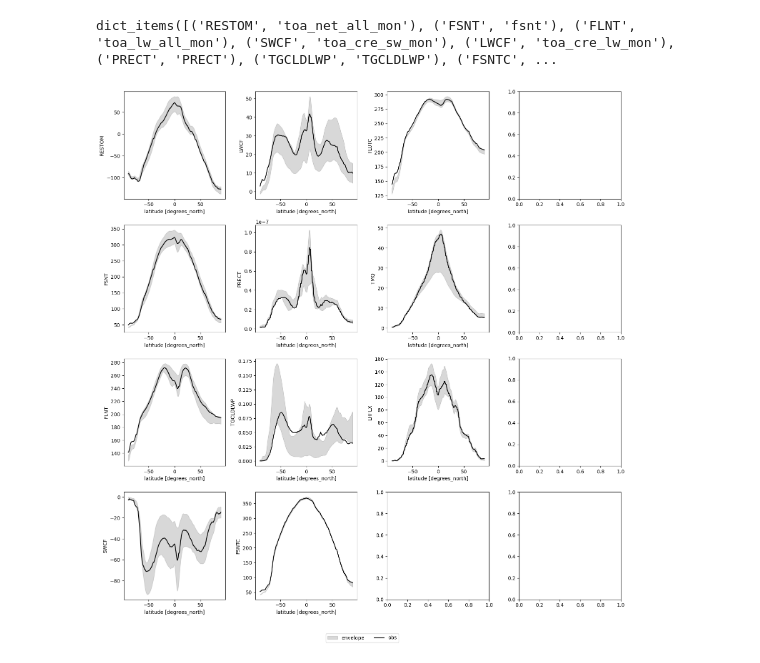
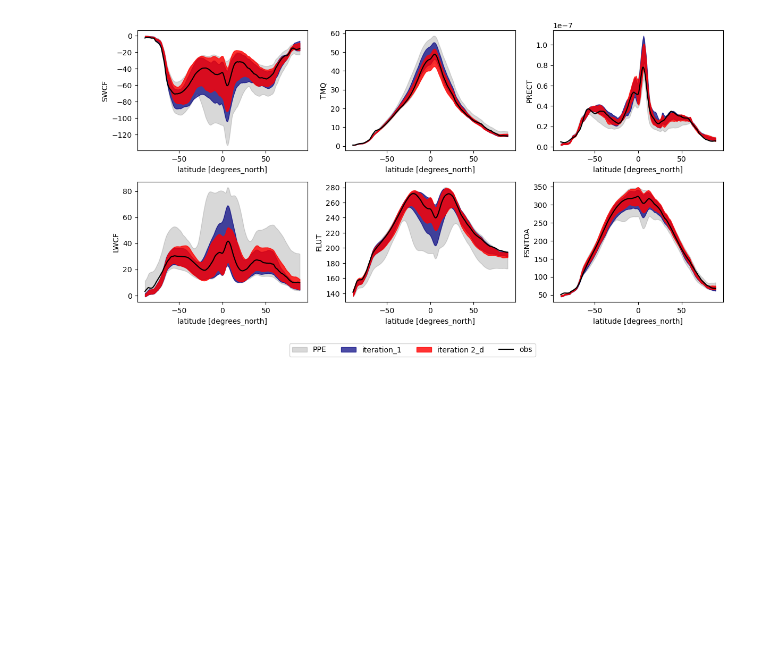
Before and after one commit to yiqioyang/proj2dhullsampler, a Jupyter notebook: postpre/zonal_plotting.ipynb, the cells around one changed output. Saved outputs shown, nothing was run; the diff lists cells and outputs as text; code cells hidden in the pictures; blank space fills up the shorter version.

```diff
--- a/postpre/zonal_plotting.ipynb
+++ b/postpre/zonal_plotting.ipynb
@@ -14,3 +16,6 @@ import re
 # %%
 
-obs_ds = xr.open_dataset("/glade/work/qingyuany/cam7_re/obs.nc")
+#obs_ds = xr.open_dataset("/glade/work/qingyuany/cam7_re/obs.nc")
+
+obs_ds = xr.open_dataset("~/satellite_obs/obs_interp_cam6.nc")
+obs_ds["pr"] = obs_ds["pr"]/(1000 * 86400)
@@ -32,40 +44,73 @@ obs_dict = {'RESTOM': 'toa_net_all_mon',
 # %%
 cli_nms = list(obs_dict.keys())
 # %%
-ppev1 = xr.open_dataset('/glade/work/qingyuany/cam7_re/v0/ppe_out.nc')
-para = pd.read_csv('/glade/work/qingyuany/cam7_re/v0/para_consist.csv')
+ppev0 = xr.open_dataset("/glade/work/qingyuany/camml_re/v0/initial_ppe.nc")
+#ppev0['RESTOM'] = ppev0["FSNT"] - ppev0["FLNT"]
+ppev1 = xr.open_dataset('/glade/work/qingyuany/camml_re/v1/post_simulations/batch_v1.nc')
+ppev1_b = xr.open_dataset('/glade/work/qingyuany/camml_re/v1_b/post_simulations/batch_v1_b.nc')
+ppev2 = xr.open_dataset('/glade/work/qingyuany/camml_re/v2/post_simulations/batch_v2.nc')
+ppev2_v1b = xr.open_dataset('/glade/work/qingyuany/camml_re/v2_v1_b/post_simulations/batch_v2_v1_b.nc')
+
+ppev2_b = xr.open_dataset('/glade/work/qingyuany/camml_re/v2_b/post_simulations/batch_v2_b.nc')
+ppev2_c = xr.open_dataset('/glade/work/qingyuany/camml_re/v2_c/post_simulations/batch_v2_c.nc')
+ppev2_d = xr.open_dataset('/glade/work/qingyuany/camml_re/v2_d/post_simulations/batch_v2_d.nc')
-# %%
-obs_dict.items()
-# %% [output]
-dict_items([('RESTOM', 'toa_net_all_mon'), ('FSNT', 'fsnt'), ('FLNT', 'toa_lw_all_mon'), ('SWCF', 'toa_cre_sw_mon'), ('LWCF', 'toa_cre_lw_mon'), ('PRECT', 'PRECT'), ('TGCLDLWP', 'TGCLDLWP'), ('FSNTC', ...
 # %%
-fig, axes = plt.subplots(4, 4, figsize = (15, 15))
+fig, axes = plt.subplots(2, 3, figsize = (12, 6))
 
 
 for i, (cli_nm, obs_nm) in enumerate(obs_dict.items()):
 
+    sim_temp_v0 = ppev0[cli_nm]
+    sim_temp_v0 = sim_temp_v0.where(~obs_ds[obs_nm].isnull(), drop = True)
+
     sim_temp_v1 = ppev1[cli_nm]
+    sim_temp_v1 = sim_temp_v1.where(~obs_ds[obs_nm].isnull(), drop = True)
+
+    sim_temp_v1_b = ppev1_b[cli_nm]
+    sim_temp_v1_b = sim_temp_v1_b.where(~obs_ds[obs_nm].isnull(), drop = True)
+
+    sim_temp_v2 = ppev2[cli_nm]
+    sim_temp_v2 = sim_temp_v2.where(~obs_ds[obs_nm].isnull(), drop = True)
+
+    sim_temp_v2_v1b = ppev2_v1b[cli_nm]
+    sim_temp_v2_v1b = sim_temp_v2_v1b.where(~obs_ds[obs_nm].isnull(), drop = True)
 
 
-    sim_temp_v1 = sim_temp_v1.where(~obs_ds[obs_nm].isnull(), drop = True)
+    sim_temp_v2_b = ppev2_b[cli_nm]
+    sim_temp_v2_b = sim_temp_v2_b.where(~obs_ds[obs_nm].isnull(), drop = True)
 
-    ax = axes[i%4, math.floor(i/4)]
+    sim_temp_v2_c = ppev2_c[cli_nm]
+    sim_temp_v2_c = sim_temp_v2_c.where(~obs_ds[obs_nm].isnull(), drop = True)
 
+    sim_temp_v2_d = ppev2_d[cli_nm]
+    sim_temp_v2_d = sim_temp_v2_d.where(~obs_ds[obs_nm].isnull(), drop = True)
 
+    ax = axes[i%2, math.floor(i/2)]
+
+    ax.fill_between(sim_temp_v0.lat, sim_temp_v0.mean(dim = "lon").max(dim = "ppe_ind"), sim_temp_v0.mean(dim = "lon").min(dim = "ppe_ind"),
+                    color = "gray", label = "PPE", alpha = 0.3)
 
     ax.fill_between(sim_temp_v1.lat, sim_temp_v1.mean(dim = "lon").max(dim = "ppe_ind"), sim_temp_v1.mean(dim = "lon").min(dim = "ppe_ind"),
-                    color = "gray", label = "envelope", alpha = 0.3)
+                    color = "navy", label = "iteration_1", alpha = 0.7)
 
+    # ax.fill_between(sim_temp_v2.lat, sim_temp_v2.mean(dim = "lon").max(dim = "ppe_ind"), sim_temp_v2.mean(dim = "lon").min(dim = "ppe_ind"),
+    #                  color = "green", label = "iteration 2_b", alpha = 0.8)
+
+    # ax.fill_between(sim_temp_v2_c.lat, sim_temp_v2_c.mean(dim = "lon").max(dim = "ppe_ind"), sim_temp_v2_c.mean(dim = "lon").min(dim = "ppe_ind"),
+    #                  color = "navy", label = "envelope", alpha = 0.2)
+
+    ax.fill_between(sim_temp_v2_v1b.lat, sim_temp_v2_v1b.mean(dim = "lon").max(dim = "ppe_ind"), sim_temp_v2_v1b.mean(dim = "lon").min(dim = "ppe_ind"),
+                    color = "red", label = "iteration 2_d", alpha = 0.8)
 
     obs_ds[obs_nm].mean(dim = "lon").plot(ax = ax, color = "black", label = "obs")
 
     ax.set_ylabel(cli_nm)
 
 handles, labels = ax.get_legend_handles_labels()
 
 # Create a single legend at the bottom
 fig.legend(handles, labels, loc='upper center', bbox_to_anchor=(0.5, -0.02), ncol=4)
 
 plt.tight_layout()
 # %% [output]
-[figure, old version]
+[figure, new version]
```
Also changed, not shown: parts of 7 cells of this notebook, 6 other files.
